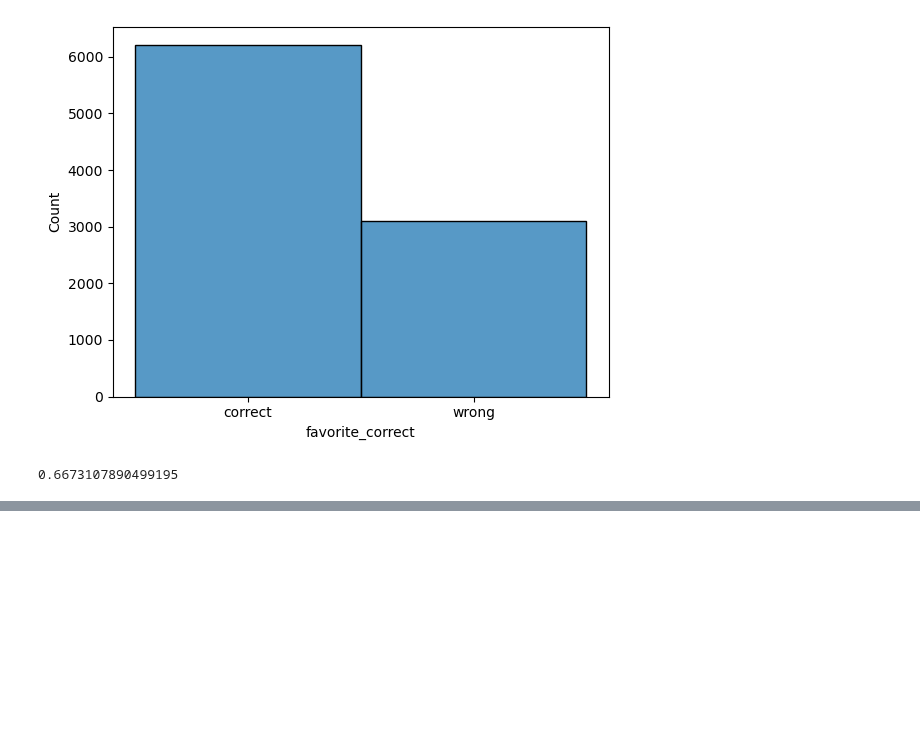
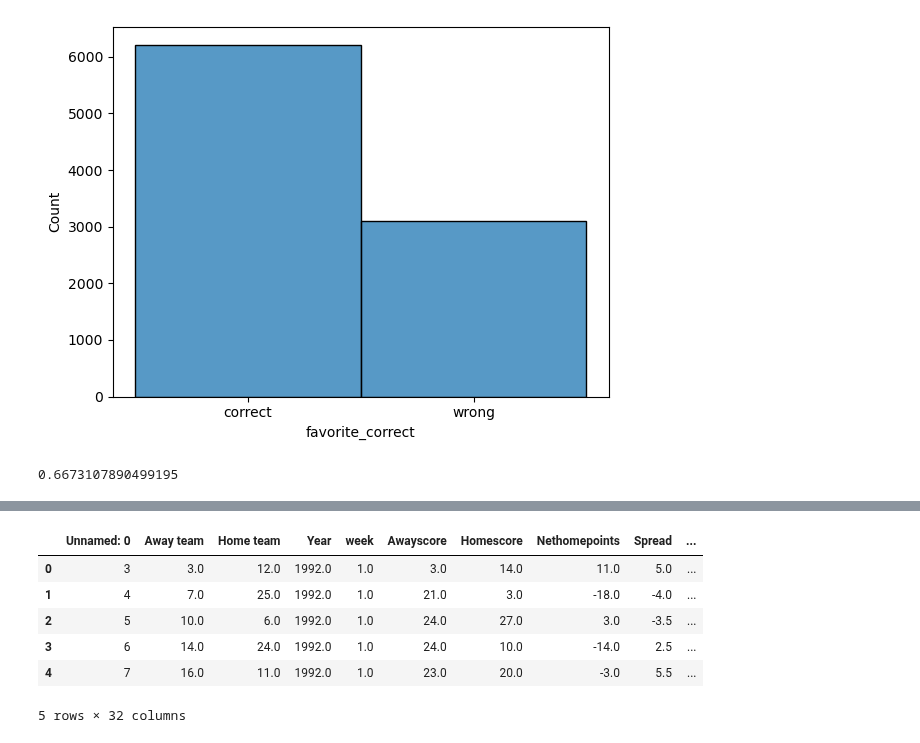
Before and after one commit to 0929230515jimmy/Informatics-final-project, a Jupyter notebook: project/data_clean.ipynb, the cells around one changed output, grey strips where cells are left out. Drawn from its saved outputs; the diff is of its cells as text; code cells hidden in the pictures; blank space fills up the shorter version.

```diff
--- a/project/data_clean.ipynb
+++ b/project/data_clean.ipynb
@@ -125,0 +135,38 @@ for i in range(2566):
+# %%
+for i in range(2566):
+    if (df1.loc[i, 'O_difference_5'] == 1):
+        if(df1.loc[i, 'OsbournM'] - df1.loc[i, 'Spread_flipp'] > 0):
+            df1.loc[i, 'O_bet_5'] = "H"
+        else:
+            df1.loc[i, 'O_bet_5'] = "V"
+    else:
+        df1.loc[i, 'O_bet_5'] = "0"
+# %%
+for i in range(2566):
+    if (df1.loc[i, 'Wu_difference_5'] == 1):
+        if(df1.loc[i, 'WuM'] - df1.loc[i, 'Spread_flipp'] > 0):
+            df1.loc[i, 'Wu_bet_5'] = "H"
+        else:
+            df1.loc[i, 'Wu_bet_5'] = "V"
+    else:
+        df1.loc[i, 'Wu_bet_5'] = "0"
+# %%
+df1['O_win_3'] = 0
+df1['Wu_win_3'] = 0
+df1['O_win_5'] = 0
+df1['Wu_win_5'] = 0
+# %%
+for i in range(2566):
+    if(df1.loc[i, 'O_bet_3'] == "H"):
+        if(df1.loc[i, 'Nethomepoints']-df1.loc[i, 'Spread_flipp']>0):
+            df1['O_win_3'] = "W"
+# %%
+df1.head()
+# %% [output]
+|  | Unnamed: 0 | Away team | Home team | Year | week | Awayscore | Homescore | Nethomepoints | Spread | ... |
+| 0 | 3 | 3.0 | 12.0 | 1992.0 | 1.0 | 3.0 | 14.0 | 11.0 | 5.0 | ... |
+| 1 | 4 | 7.0 | 25.0 | 1992.0 | 1.0 | 21.0 | 3.0 | -18.0 | -4.0 | ... |
+| 2 | 5 | 10.0 | 6.0 | 1992.0 | 1.0 | 24.0 | 27.0 | 3.0 | -3.5 | ... |
+| 3 | 6 | 14.0 | 24.0 | 1992.0 | 1.0 | 24.0 | 10.0 | -14.0 | 2.5 | ... |
+| 4 | 7 | 16.0 | 11.0 | 1992.0 | 1.0 | 23.0 | 20.0 | -3.0 | 5.5 | ... |
+5 rows × 32 columns
```
Also changed, not shown: parts of 4 cells of this notebook.
